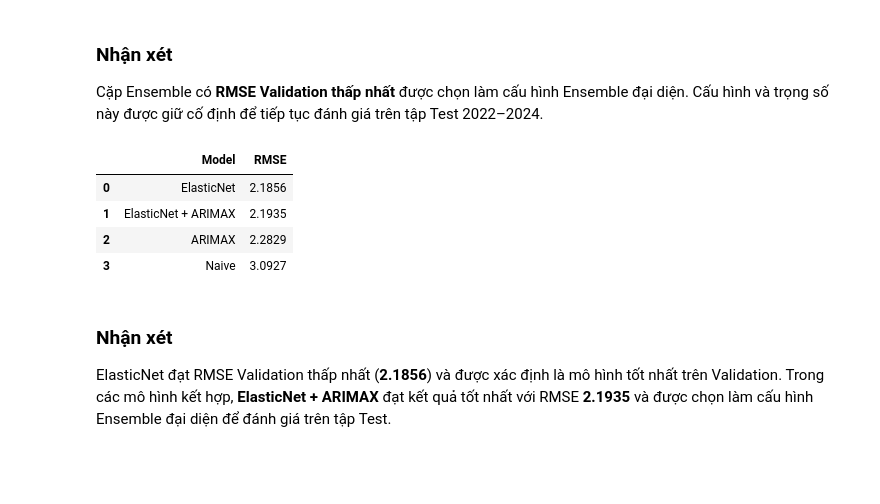
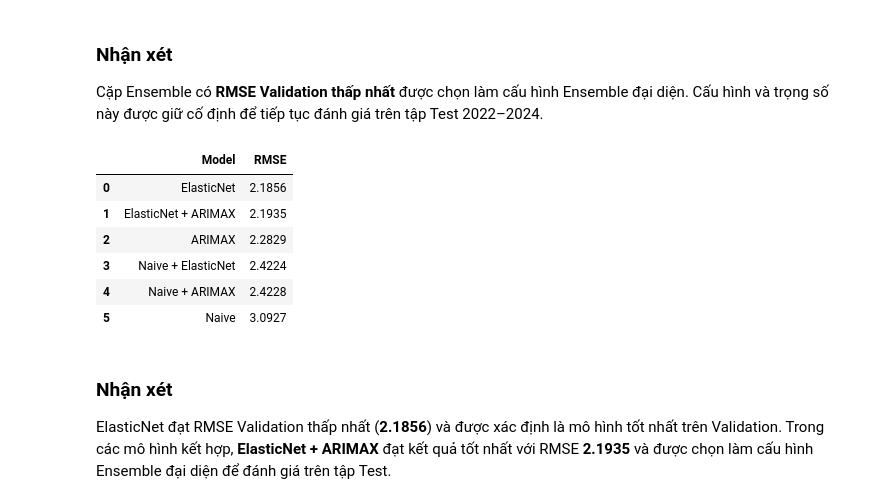
Before and after one commit to phuyen145/vietnam-transportation-cpi-forecasting, a Jupyter notebook: notebooks/09_modeling.ipynb, the cells around one changed output. Cells and saved outputs as stored; diff of their text form; code cells hidden in the pictures; blank space fills up the shorter version.

```diff
--- a/notebooks/09_modeling.ipynb
+++ b/notebooks/09_modeling.ipynb
@@ -1021,36 +1059,49 @@ Cặp Ensemble có **RMSE Validation thấp nhất** được chọn làm cấu
 # %%
 validation_model_compare = pd.DataFrame([
     {
         "Model": "Naive",
         "RMSE": validation_rmse["Naive"],
     },
     {
         "Model": "ElasticNet",
         "RMSE": validation_rmse["ElasticNet"],
     },
     {
         "Model": "ARIMAX",
         "RMSE": validation_rmse["ARIMAX"],
     },
-    {
-        "Model": best_ensemble_pair,
-        "RMSE": best_ensemble_rmse,
-    },
 ])
+
+validation_model_compare = pd.concat(
+    [
+        validation_model_compare,
+
+        ensemble_compare[
+            ["Pair", "RMSE"]
+        ].rename(
+            columns={
+                "Pair": "Model"
+            }
+        ),
+    ],
+    ignore_index=True,
+)
 
 validation_model_compare = (
     validation_model_compare
     .sort_values("RMSE")
     .reset_index(drop=True)
 )
 
 validation_model_compare.round(4)
 # %% [output]
 |  | Model | RMSE |
 | 0 | ElasticNet | 2.1856 |
 | 1 | ElasticNet + ARIMAX | 2.1935 |
 | 2 | ARIMAX | 2.2829 |
-| 3 | Naive | 3.0927 |
+| 3 | Naive + ElasticNet | 2.4224 |
+| 4 | Naive + ARIMAX | 2.4228 |
+| 5 | Naive | 3.0927 |
 # %% [markdown]
 ### Nhận xét
 
```
Also changed, not shown: parts of 3 cells of this notebook, 7 other files.
